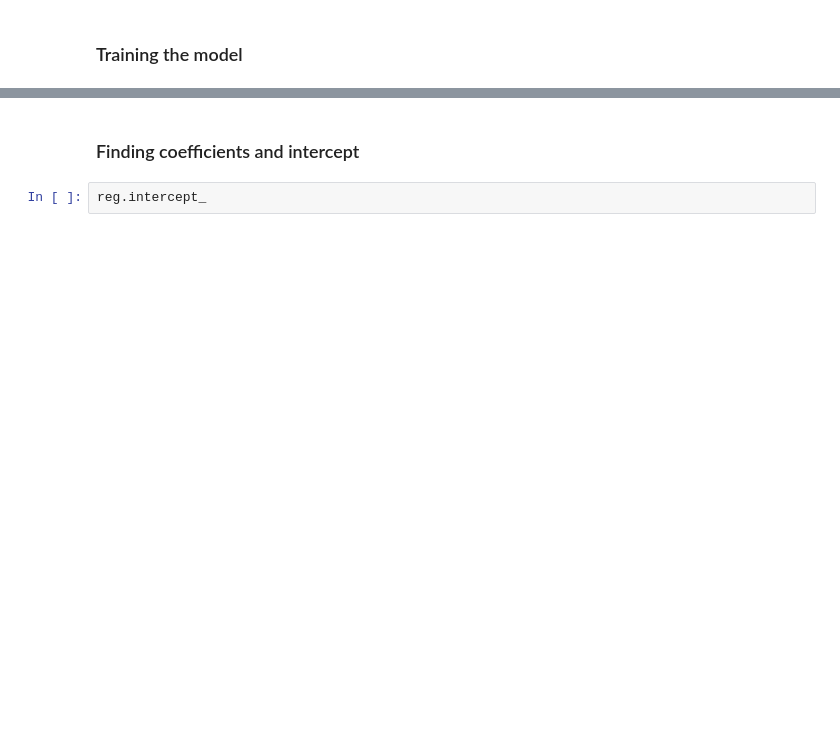
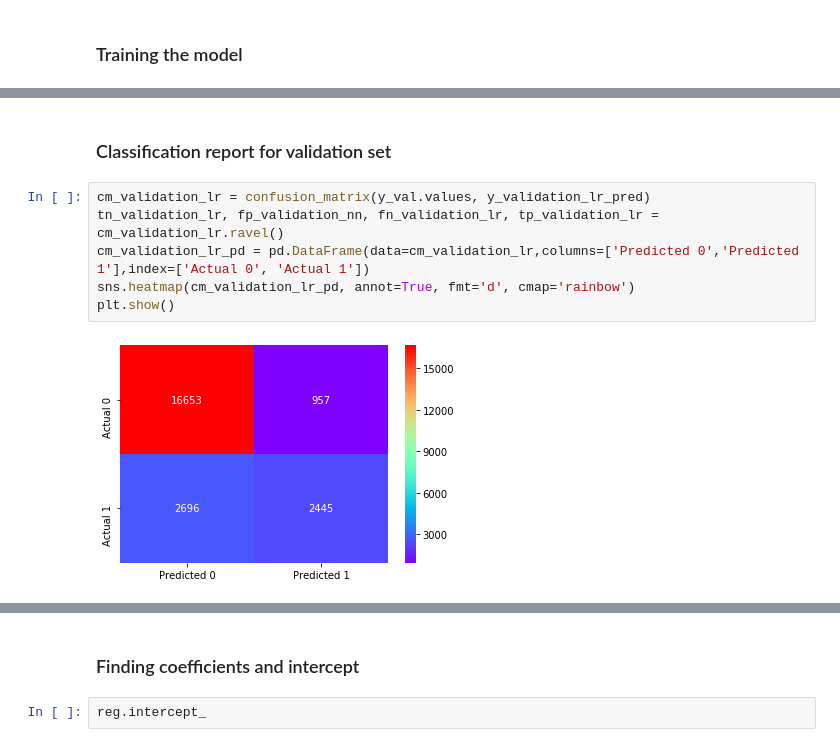
Before and after one commit to rmondini/classificationproject, a Jupyter notebook: rain-in-australia.ipynb, the cells around one changed output, grey strips where cells are left out. Cells and saved outputs as stored; diff of their text form; blank space fills up the shorter version.

```diff
--- a/rain-in-australia.ipynb
+++ b/rain-in-australia.ipynb
@@ -306,0 +337,10 @@ array([[83611,  4740],
+# %% [markdown]
+### Classification report for validation set
+# %%
+cm_validation_lr = confusion_matrix(y_val.values, y_validation_lr_pred)
+tn_validation_lr, fp_validation_nn, fn_validation_lr, tp_validation_lr = cm_validation_lr.ravel()
+cm_validation_lr_pd = pd.DataFrame(data=cm_validation_lr,columns=['Predicted 0','Predicted 1'],index=['Actual 0', 'Actual 1'])
+sns.heatmap(cm_validation_lr_pd, annot=True, fmt='d', cmap='rainbow')
+plt.show()
+# %% [output]
+[figure, added]
```
Also changed, not shown: parts of 78 cells of this notebook, 1 other file.
